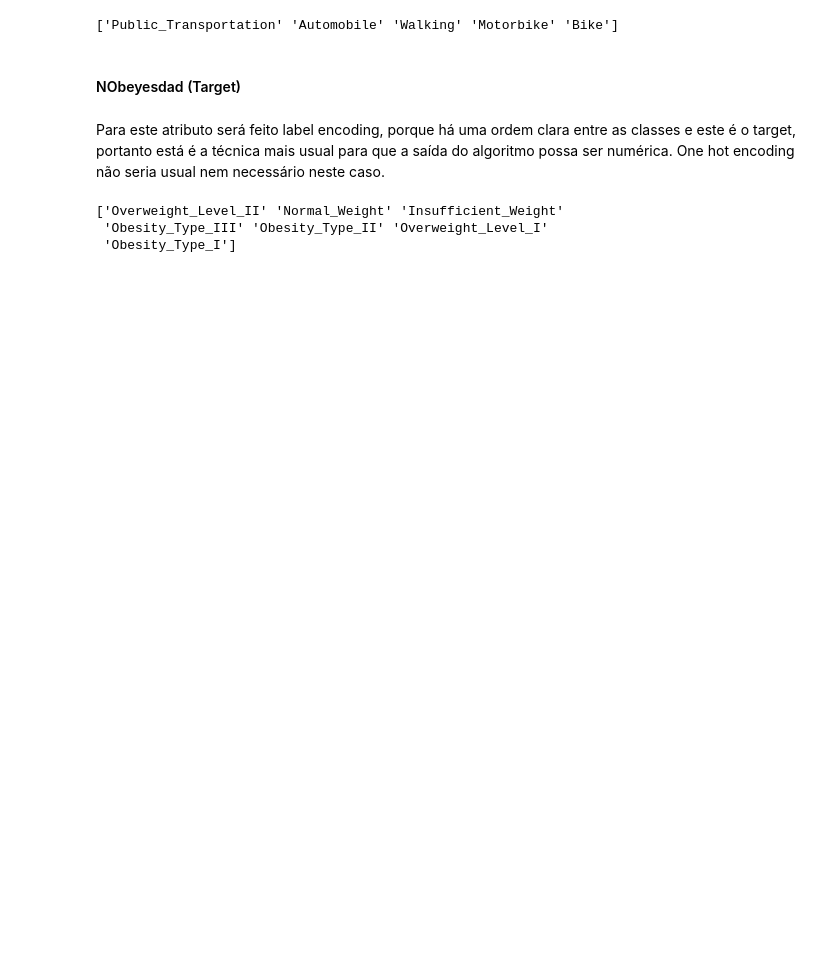
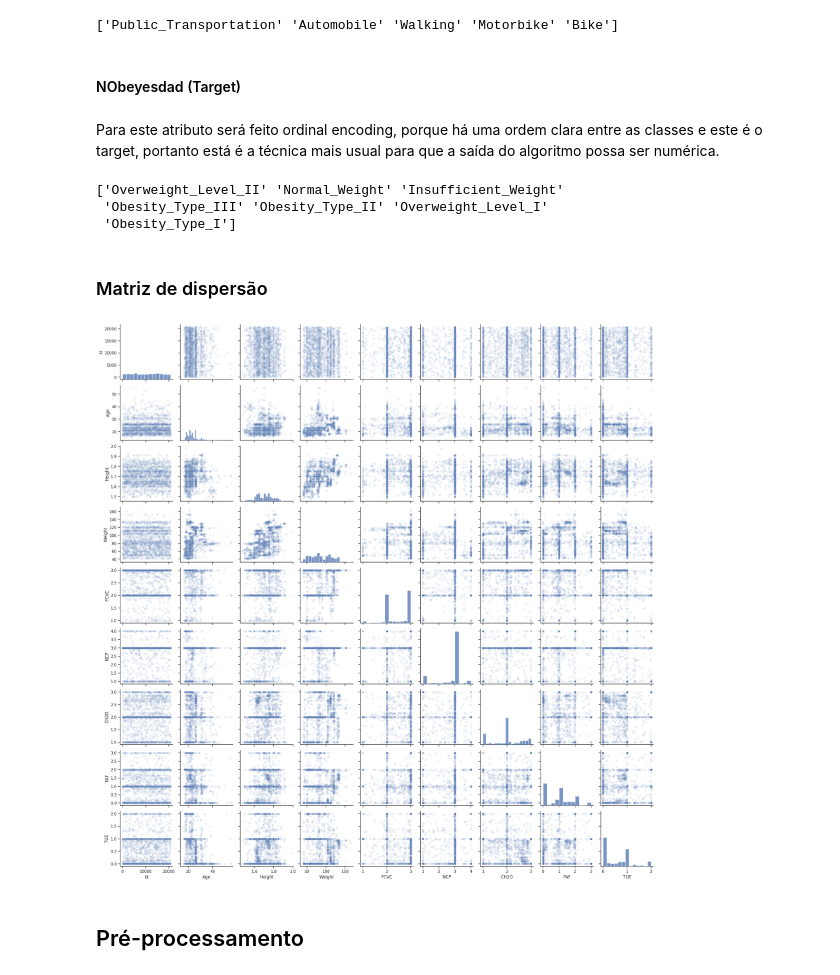
Before and after one commit to renanrms/datamining-t1, a Jupyter notebook: src/solution.ipynb, the cells around one changed output. Saved outputs shown, nothing was run; the diff lists cells and outputs as text; code cells hidden in the pictures; blank space fills up the shorter version.

```diff
--- a/src/solution.ipynb
+++ b/src/solution.ipynb
@@ -35,8 +47,8 @@ def invalid_values_count (dataframe):
 # %% [markdown]
 ### Carregamento dos Dados Rotulados (Completos)
 # %%
-train = pd.read_csv('./data/train.csv')
-test = pd.read_csv('./data/test.csv')
+train = pd.read_csv('../data/train.csv')
+test = pd.read_csv('../data/test.csv')
 # %% [markdown]
 ## Análise Exploratória
 # %% [markdown]
@@ -115,7 +138,7 @@ print(train.MTRANS.unique())
 # %% [markdown]
 #### NObeyesdad (Target)
 # %% [markdown]
-Para este atributo será feito label encoding, porque há uma ordem clara entre as classes e este é o target, portanto está é a técnica mais usual para que a saída do algoritmo possa ser numérica. One hot encoding não seria usual nem necessário neste caso.
+Para este atributo será feito ordinal encoding, porque há uma ordem clara entre as classes e este é o target, portanto está é a técnica mais usual para que a saída do algoritmo possa ser numérica.
 # %%
 print(train.NObeyesdad.unique())
 # %% [output]
@@ -134,0 +150,10 @@ NObeyesdad_order = {
+# %% [markdown]
+### Matriz de dispersão
+# %%
+sns.set_theme(style='ticks')
+plot = sns.pairplot(train.sample(2000), plot_kws={'alpha':0.1})
+# plot = sns.pairplot(train, plot_kws={'alpha':0.05})
+# %% [output]
+[figure, added]
+# %% [markdown]
+## Pré-processamento
```
Also changed, not shown: parts of 11 cells of this notebook, 3 other files.
